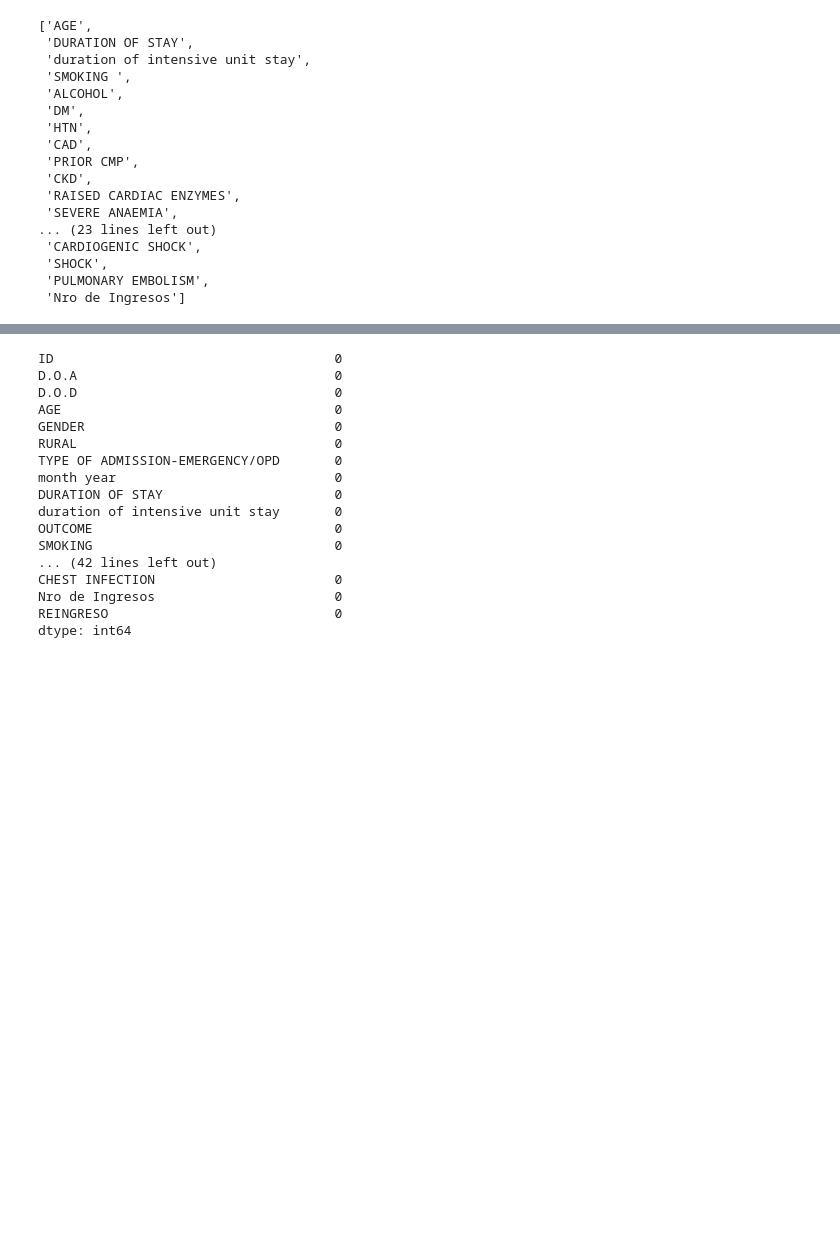
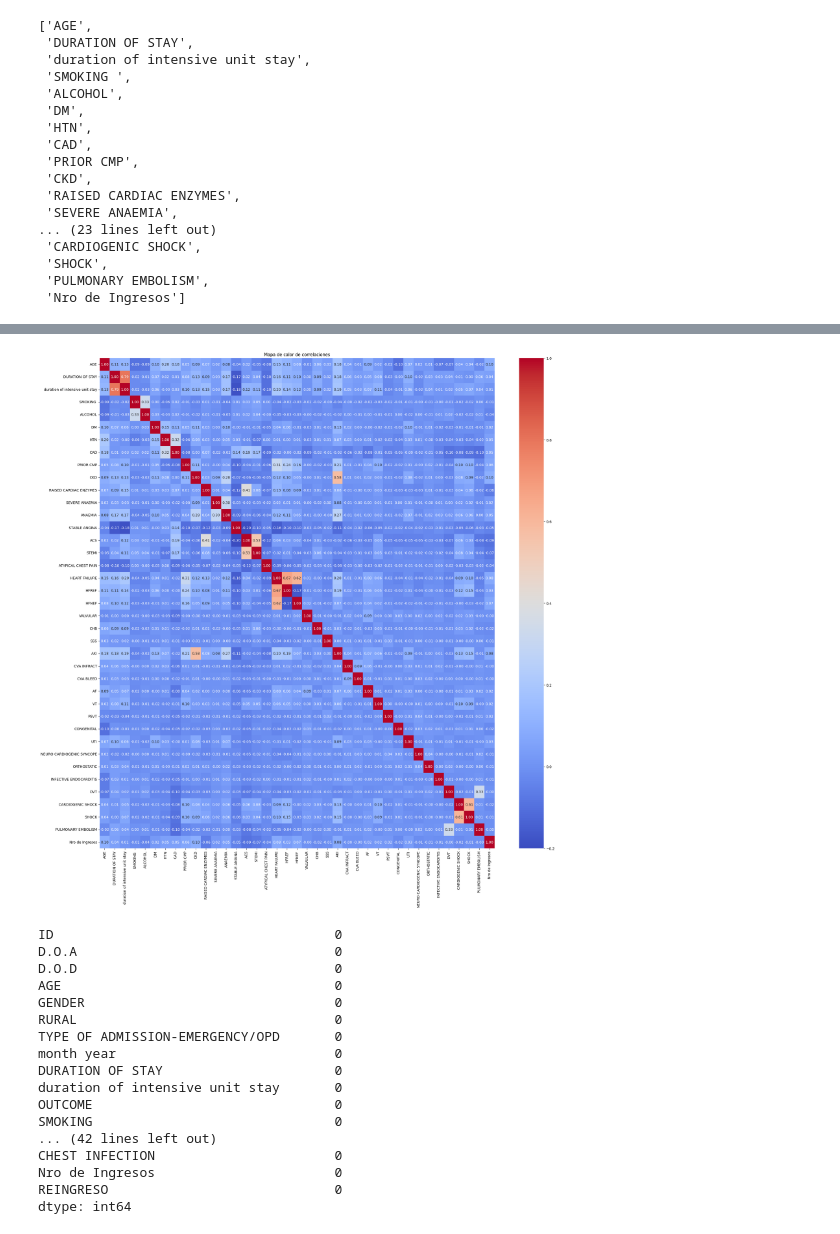
Before and after one commit to Estefaniagz/Proyecto_nocountry, a Jupyter notebook: explore.ipynb, the cells around one changed output, grey strips where cells are left out. Saved outputs shown, nothing was run; the diff lists cells and outputs as text; code cells hidden in the pictures; blank space fills up the shorter version.

```diff
--- a/explore.ipynb
+++ b/explore.ipynb
@@ -392,3 +456,15 @@ df_correlaciones = df1.copy()
+# %%
+# Ajustar el tamaño de la figura
+plt.figure(figsize=(25, 25))  # Cambia los valores para modificar el tamaño
+
+# Crear el heatmap
+sns.heatmap(df_numerico.corr(), annot=True, fmt='.2f', cmap='coolwarm')
+
+# Mostrar el gráfico
+plt.title('Mapa de calor de correlaciones')
+plt.show()
+# %% [output]
+[figure, added]
 # %%
 df1.isnull().sum()
 # %% [output]
```
Also changed, not shown: parts of 7 cells of this notebook.
